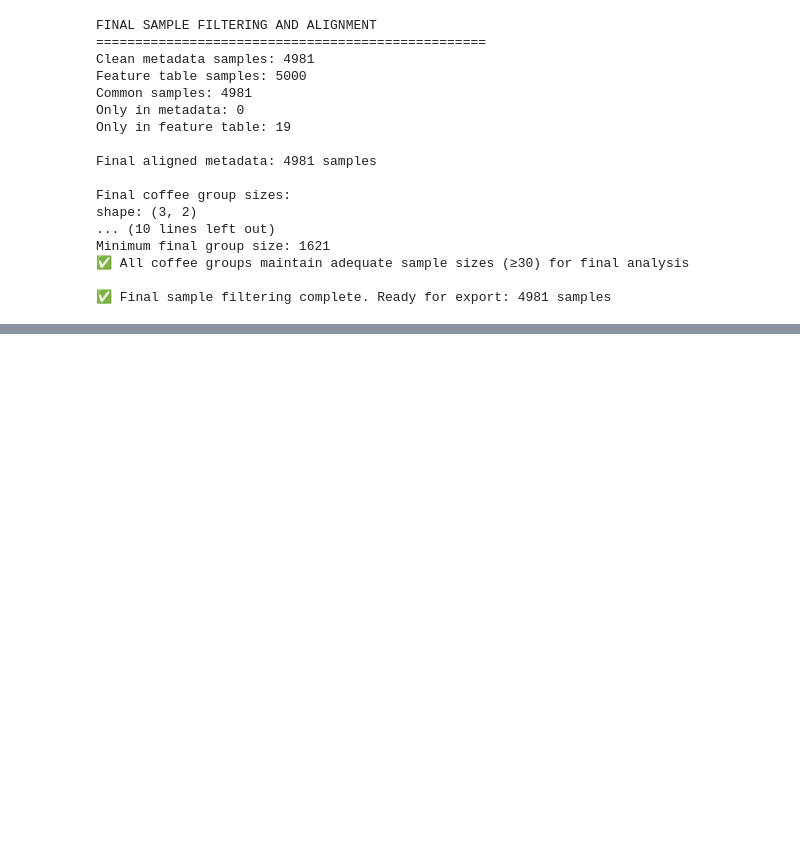
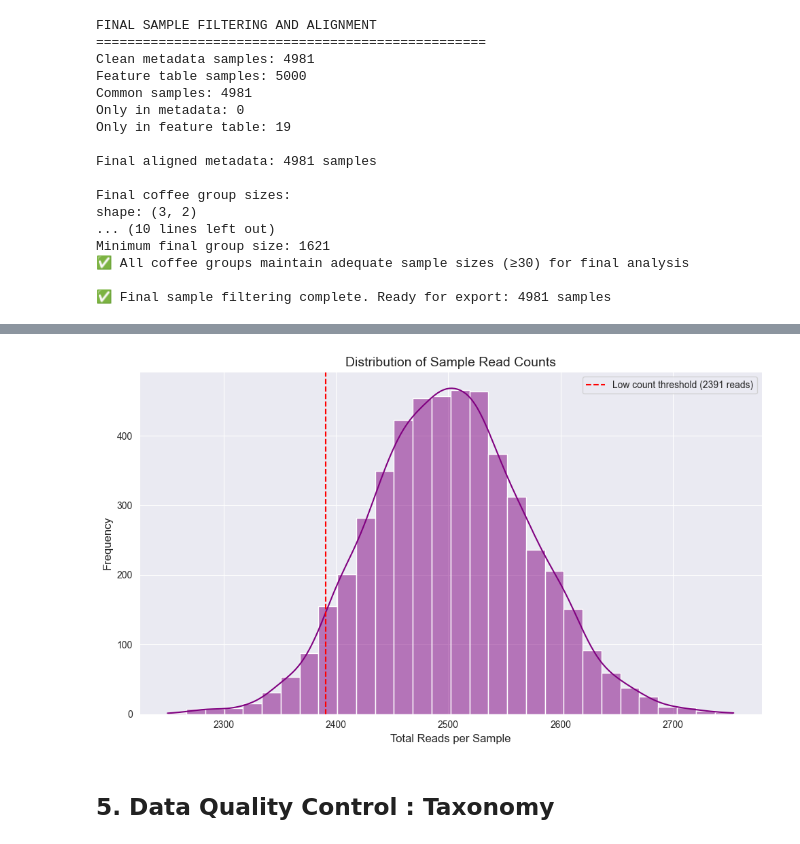
Before and after one commit to zkhechadoorian/coffee-gut-microbiome, a Jupyter notebook: notebooks/02_metadata_coffee_definition.ipynb, the cells around one changed output, grey strips where cells are left out. Drawn from its saved outputs; the diff is of its cells as text; code cells hidden in the pictures; blank space fills up the shorter version.

```diff
--- a/notebooks/02_metadata_coffee_definition.ipynb
+++ b/notebooks/02_metadata_coffee_definition.ipynb
@@ -675,0 +703,7 @@ Minimum final group size: 1621
+# %%
+# Filter feature table to only include samples from clean metadata
+common_sample_list = sorted(list(metadata_samples.intersection(feature_samples)))
+feature_cols_to_keep = [feature_table.columns[0]] + common_sample_list
+
+feature_table_clean = feature_table.select(feature_cols_to_keep)
+print(f"Filtered feature table shape: {feature_table_clean.shape}")
@@ -675,0 +724,25 @@ Minimum final group size: 1621
+# %%
+# Calculate per-sample read counts
+sample_totals = numeric_data.sum(axis=0) # Sum across features for each sample
+print(f"\nPer-sample read count statistics:")
+print(f"Mean reads per sample: {sample_totals.mean():.0f}")
+print(f"Median reads per sample: {sample_totals.median():.0f}")
+print(f"Min reads per sample: {sample_totals.min():.0f}")
+print(f"Max reads per sample: {sample_totals.max():.0f}")
+
+# Calculate per-feature statistics
+feature_totals = numeric_data.sum(axis=1)
+features_present = (numeric_data > 0).sum(axis=1)
+
+print(f"\nPer-feature statistics:")
+print(f"Mean total abundance per feature: {feature_totals.mean():.0f}")
+print(f"Features present in >50% of samples: {(features_present > len(sample_cols)/2).sum()}")
+print(f"Features present in >10% of samples: {(features_present > len(sample_cols)/10).sum()}")
+
+# Check for samples with very low read counts (potential quality issues)
+low_count_threshold = sample_totals.quantile(0.05)  # Bottom 5%
+low_count_samples = sample_totals[sample_totals < low_count_threshold]
+print(f"\nSamples with low read counts (<{low_count_threshold:.0f}):")
+print(f"Number of samples: {len(low_count_samples)}")
+if len(low_count_samples) > 0:
+    print("Sample IDs:", low_count_samples.index.tolist()[:10])  # Show first 10
@@ -675,0 +764,15 @@ Minimum final group size: 1621
+# %%
+# plot distribution of sample read counts
+plt.figure(figsize=(10, 6))
+sns.histplot(sample_totals, bins=30, kde=True, color='purple')
+plt.title('Distribution of Sample Read Counts', fontsize=14)
+plt.xlabel('Total Reads per Sample', fontsize=12)
+plt.ylabel('Frequency', fontsize=12)
+plt.axvline(low_count_threshold, color='red', linestyle='--', label=f'Low count threshold ({low_count_threshold:.0f} reads)')
+plt.legend()
+plt.tight_layout()
+plt.show()
+# %% [output]
+[figure, added]
+# %% [markdown]
+## 5. Data Quality Control : Taxonomy
```
Also changed, not shown: parts of 13 cells of this notebook.
